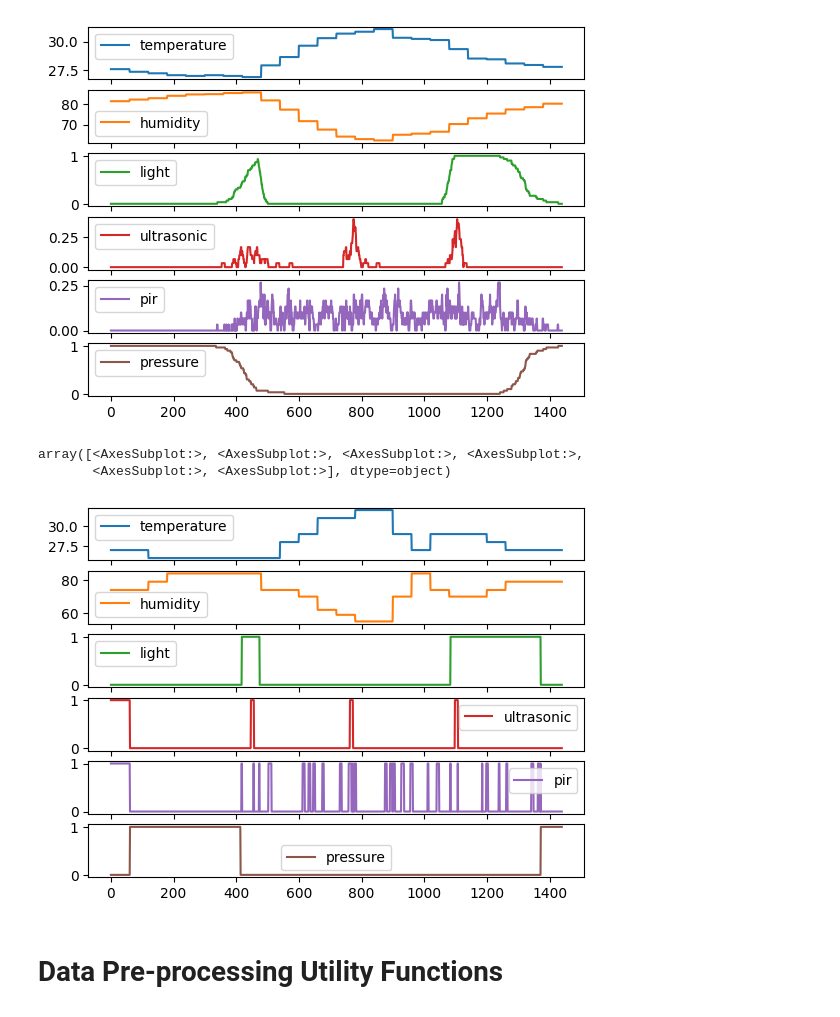
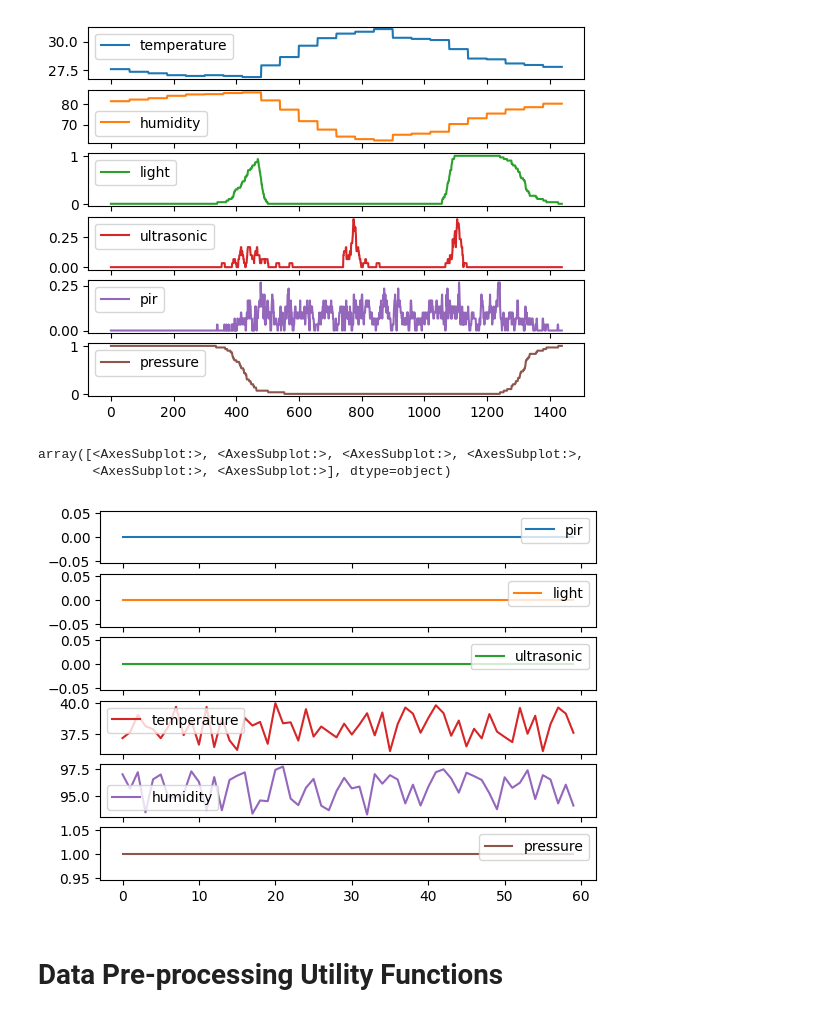
Before and after one commit to avock/CS3237_LifESPectancy32_Local, a Jupyter notebook: ML/notebooks/discrete_model.ipynb, the cells around one changed output. Drawn from its saved outputs; the diff is of its cells as text; code cells hidden in the pictures.

```diff
--- a/ML/notebooks/discrete_model.ipynb
+++ b/ML/notebooks/discrete_model.ipynb
@@ -42,4 +45,5 @@ anomaly1 = pd.read_csv("anomaly_1.csv").rename(columns=column_mapping)
 anomaly2 = pd.read_csv("anomaly_2.csv").rename(columns=column_mapping)
 # midnight move
 anomaly3 = pd.read_csv("anomaly_3.csv").rename(columns=column_mapping)
+anomaly_midnight = pd.read_csv("anomaly_midnight.csv").rename(columns=column_mapping)
 # %%
@@ -57,25 +58,2 @@ df_original.describe()
 # %% [markdown]
 # Data Visualization
-# %%
-curr_df = df_original.copy()
-processed_curr_df = df_time_preprocess(curr_df.copy())
-
-# FEATURE_COLS = ['temperature', 'humidity']
-FEATURE_COLS = ['pir', 'light', 'ultrasonic', 'pressure', 'temperature', 'humidity']
-FEATURE_COUNT = len(FEATURE_COLS)
-WINDOW_SIZE = 60
-
-multiplier = {}
-
-for col in curr_df.columns:
-    if col in FEATURE_COLS:
-        col_freq = curr_df[col].value_counts()
-        if len(col_freq) == 2:
-            ratio = max(col_freq[0], col_freq[1]) / min(col_freq[0], col_freq[1])
-            multiplier[col] = ratio
-        plt.bar(col_freq.index, col_freq.values, label=col)
-        plt.legend()
-        plt.show()
-
-
-print(multiplier)
@@ -99,14 +69,13 @@ array([<AxesSubplot:>, <AxesSubplot:>, <AxesSubplot:>, <AxesSubplot:>,
 [figure]
 # %%
 # 1: no movement, 2: 3h no movement, 3: midnight move
-curr_df = anomaly3.copy()
-curr_df = curr_df.drop(columns=['date_time']).groupby('time').mean().reset_index()
+curr_df = anomaly_midnight.copy()
 
 curr_df[[col for col in curr_df.columns if col not in ['hour_of_day', 'day_of_week']]].plot(subplots=True)
 # %% [output]
 array([<AxesSubplot:>, <AxesSubplot:>, <AxesSubplot:>, <AxesSubplot:>,
        <AxesSubplot:>, <AxesSubplot:>], dtype=object)
-[figure, old version]
+[figure, new version]
 # %% [markdown]
 # Data Pre-processing Utility Functions
 # %%
```
Also changed, not shown: parts of 6 cells of this notebook, 13 other files.
